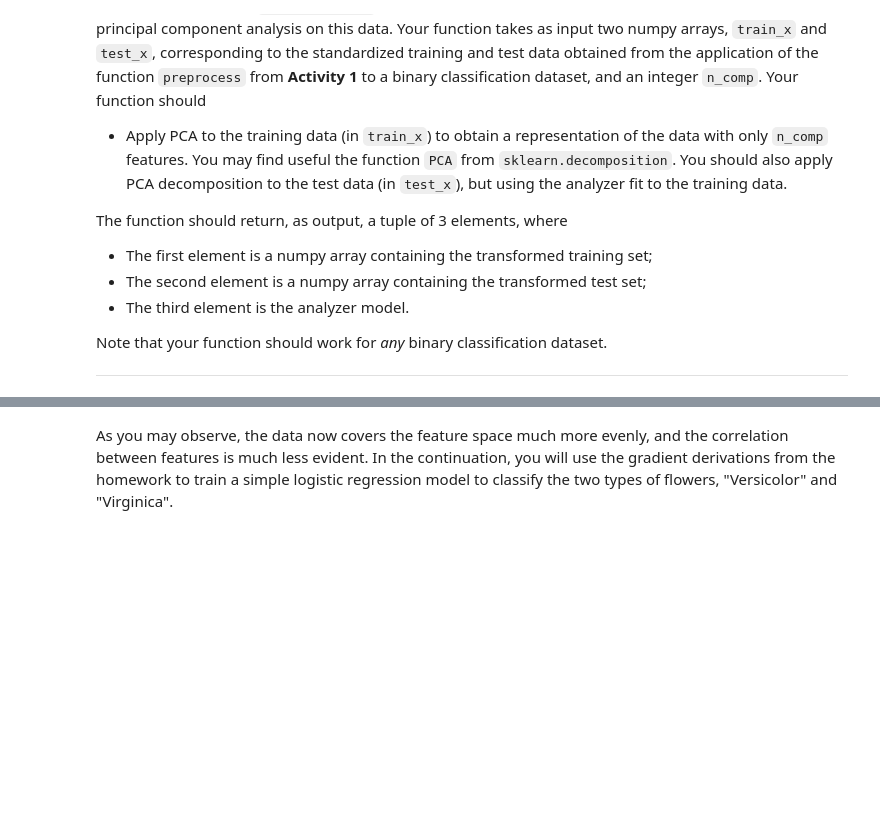
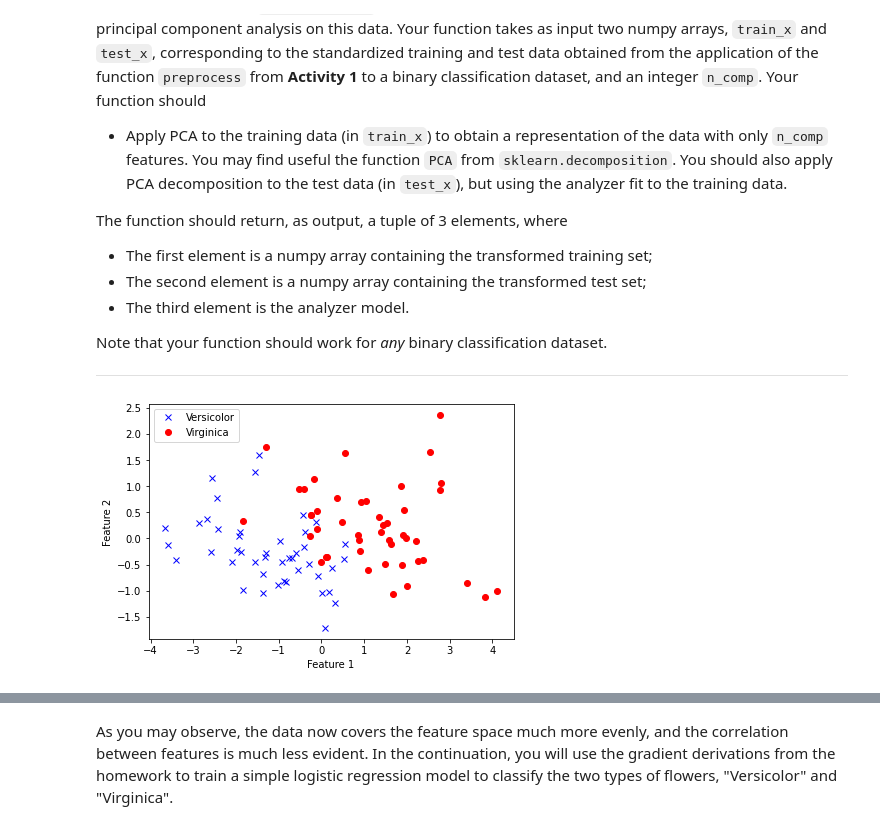
Before and after one commit to joanaalvoeiro/PADI, a Jupyter notebook: LAB_4/lab-4.ipynb, the cells around one changed output, grey strips where cells are left out. Cells and saved outputs as stored; diff of their text form; code cells hidden in the pictures; blank space fills up the shorter version.

```diff
--- a/LAB_4/lab-4.ipynb
+++ b/LAB_4/lab-4.ipynb
@@ -188,3 +220,29 @@ Note that your function should work for *any* binary classification dataset.
+# %%
+def get_components(train_x, test_x, n_comp):
+    pca = PCA(n_comp)
+
+    pca.fit(train_x)
+    train = pca.transform(train_x)
+    test = pca.transform(test_x)
+
+    return (train, test, pca)
+# %%
+#Sanity Check
+pca_train_x, pca_test_x, pca = get_components(train_x, test_x, 2)
+
+# Plot data
+plt.figure()
+
+plt.plot(pca_train_x[idx1, 0], pca_train_x[idx1, 1], 'bx', label='Versicolor')
+plt.plot(pca_train_x[idx2, 0], pca_train_x[idx2, 1], 'ro', label='Virginica')
+
+plt.xlabel('Feature 1')
+plt.ylabel('Feature 2')
+plt.legend(loc='best')
+
+plt.tight_layout()
+# %% [output]
+[figure, added]
 # %% [markdown]
 As an example, you can run the following code on the data from the previous example.
 
```
Also changed, not shown: parts of 11 cells of this notebook.
